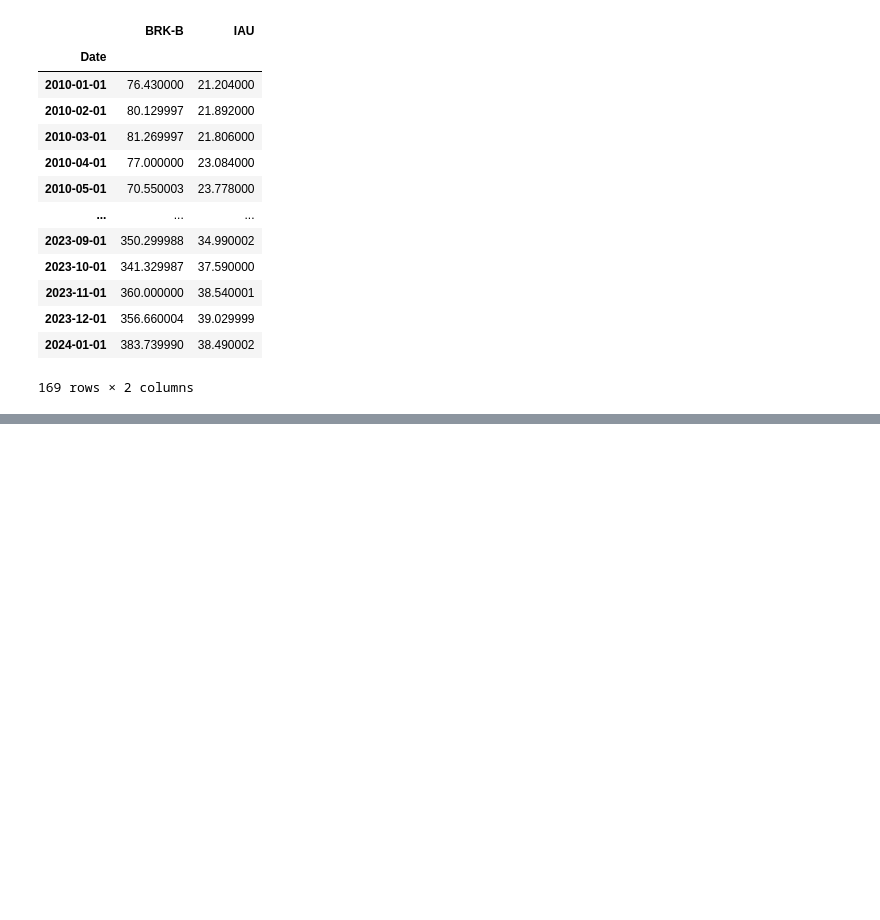
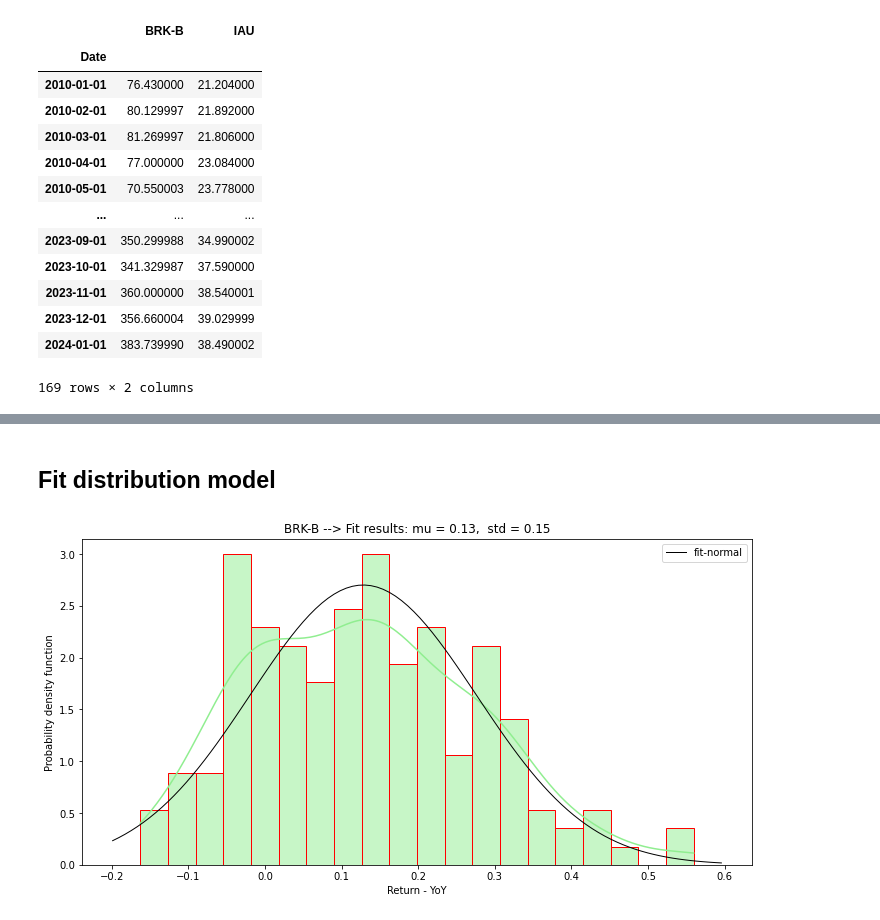
Before and after one commit to UlissesMorais/N-assets-allocation-simulation-model, a Jupyter notebook: historical-returns.ipynb, the cells around one changed output, grey strips where cells are left out. Saved outputs shown, nothing was run; the diff lists cells and outputs as text; code cells hidden in the pictures; blank space fills up the shorter version.

Commit message:
Fit normal distribution

```diff
--- a/historical-returns.ipynb
+++ b/historical-returns.ipynb
@@ -134,0 +135,22 @@ plt.show()
+# %% [markdown]
+## Fit distribution model
+# %%
+from scipy.stats import norm
+
+# Fit a Gaussian distribution to the returns_yoy
+mu, std = norm.fit(returns_yoy[tickers[0]])
+
+# Plot the histogram of the returns_yoy along with the fitted Gaussian distribution
+plt.figure(figsize=(12, 6))
+sns.histplot(data=returns_yoy[tickers[0]], bins=20, stat="density", kde=True, color='lightgreen', edgecolor='red')
+xmin, xmax = plt.xlim()
+x = np.linspace(xmin, xmax, 100)
+p = norm.pdf(x, mu, std)
+plt.plot(x, p, 'k', label="fit-normal", linewidth=1)
+plt.title(f"{tickers[0]} --> Fit results: mu = %.2f,  std = %.2f" % (mu, std))
+plt.ylabel("Probability density function")
+plt.xlabel("Return - YoY")
+plt.legend()
+plt.show()
+# %% [output]
+[figure, added]
```
Also changed, not shown: parts of 15 cells of this notebook.
